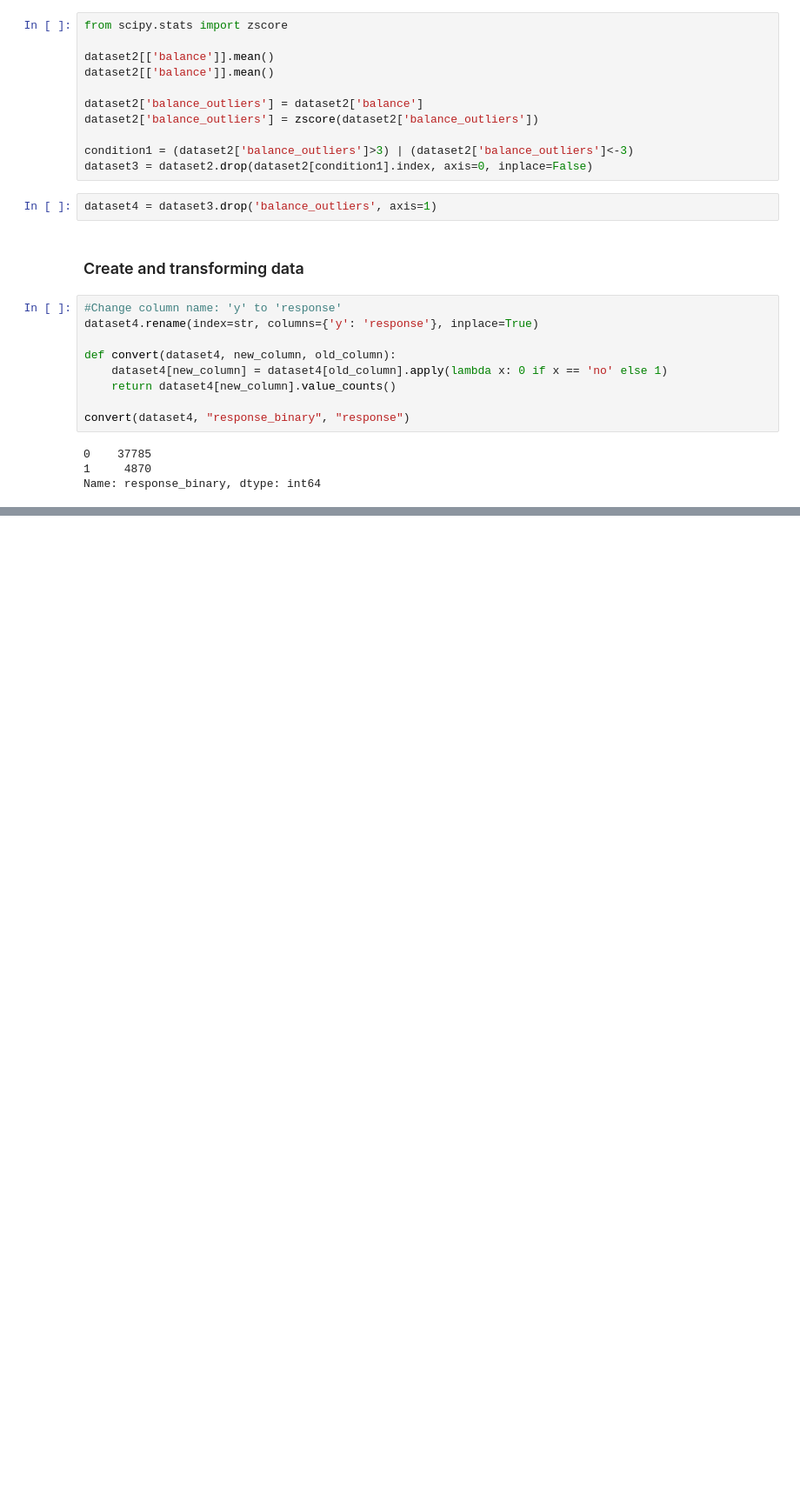
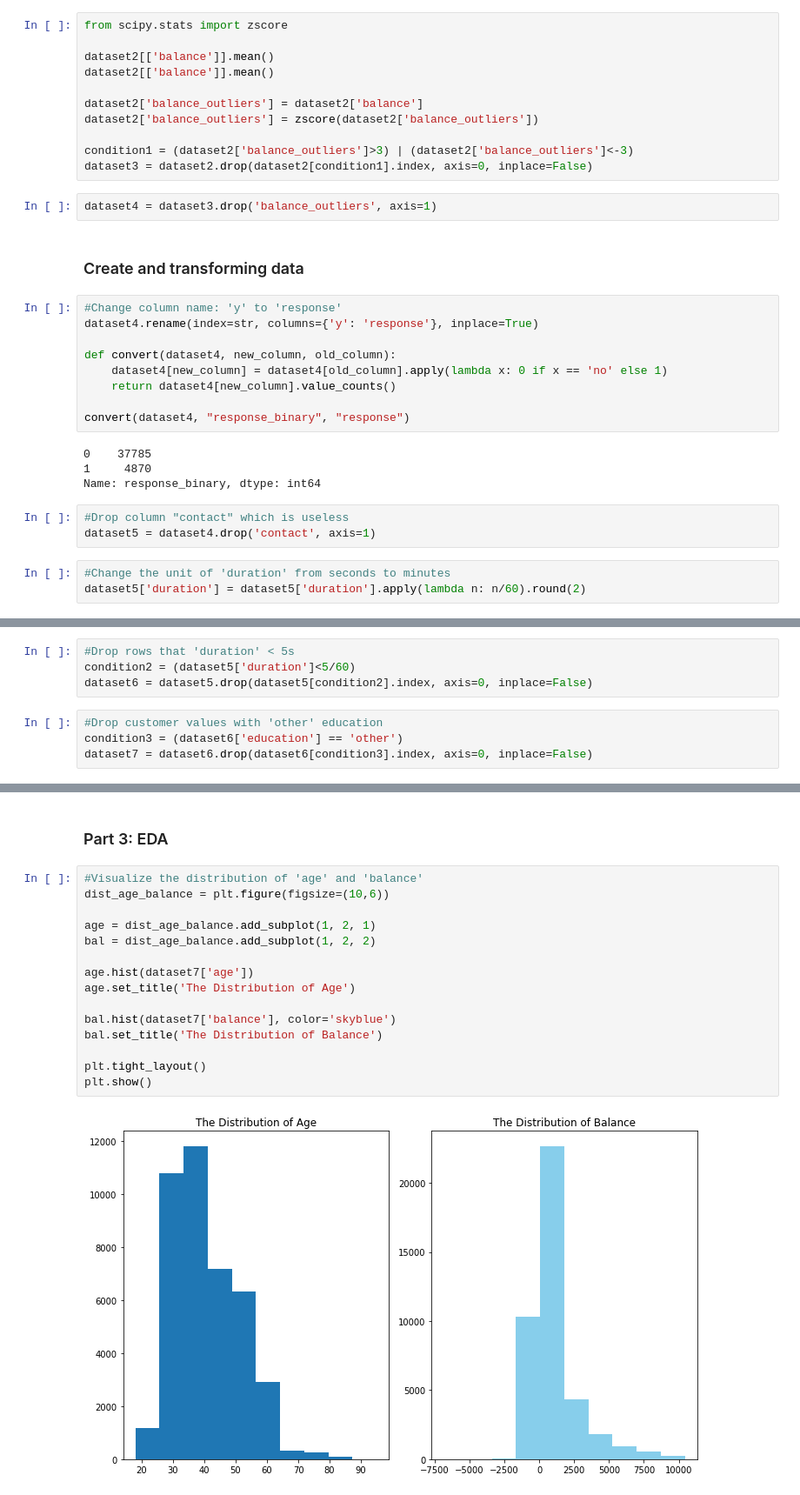
Before and after one commit to rcortezk9/bank_telemarketing, a Jupyter notebook: telemarketing_project.ipynb, the cells around one changed output, grey strips where cells are left out. Shown: that part at 87% size. Saved outputs shown, nothing was run; the diff lists cells and outputs as text; blank space fills up the shorter version.

```diff
--- a/telemarketing_project.ipynb
+++ b/telemarketing_project.ipynb
@@ -92,3 +92,9 @@ convert(dataset4, "response_binary", "response")
 0    37785
 1     4870
 Name: response_binary, dtype: int64
+# %%
+#Drop column "contact" which is useless
+dataset5 = dataset4.drop('contact', axis=1)
+# %%
+#Change the unit of 'duration' from seconds to minutes
+dataset5['duration'] = dataset5['duration'].apply(lambda n: n/60).round(2)
@@ -94,0 +119,8 @@ Name: response_binary, dtype: int64
+# %%
+#Drop rows that 'duration' < 5s
+condition2 = (dataset5['duration']<5/60)
+dataset6 = dataset5.drop(dataset5[condition2].index, axis=0, inplace=False)
+# %%
+#Drop customer values with 'other' education
+condition3 = (dataset6['education'] == 'other')
+dataset7 = dataset6.drop(dataset6[condition3].index, axis=0, inplace=False)
@@ -94,0 +136,19 @@ Name: response_binary, dtype: int64
+# %% [markdown]
+### Part 3: EDA
+# %%
+#Visualize the distribution of 'age' and 'balance'
+dist_age_balance = plt.figure(figsize=(10,6))
+
+age = dist_age_balance.add_subplot(1, 2, 1)
+bal = dist_age_balance.add_subplot(1, 2, 2)
+
+age.hist(dataset7['age'])
+age.set_title('The Distribution of Age')
+
+bal.hist(dataset7['balance'], color='skyblue')
+bal.set_title('The Distribution of Balance')
+
+plt.tight_layout()
+plt.show()
+# %% [output]
+[figure, added]
```
Also changed, not shown: parts of 7 cells of this notebook.
